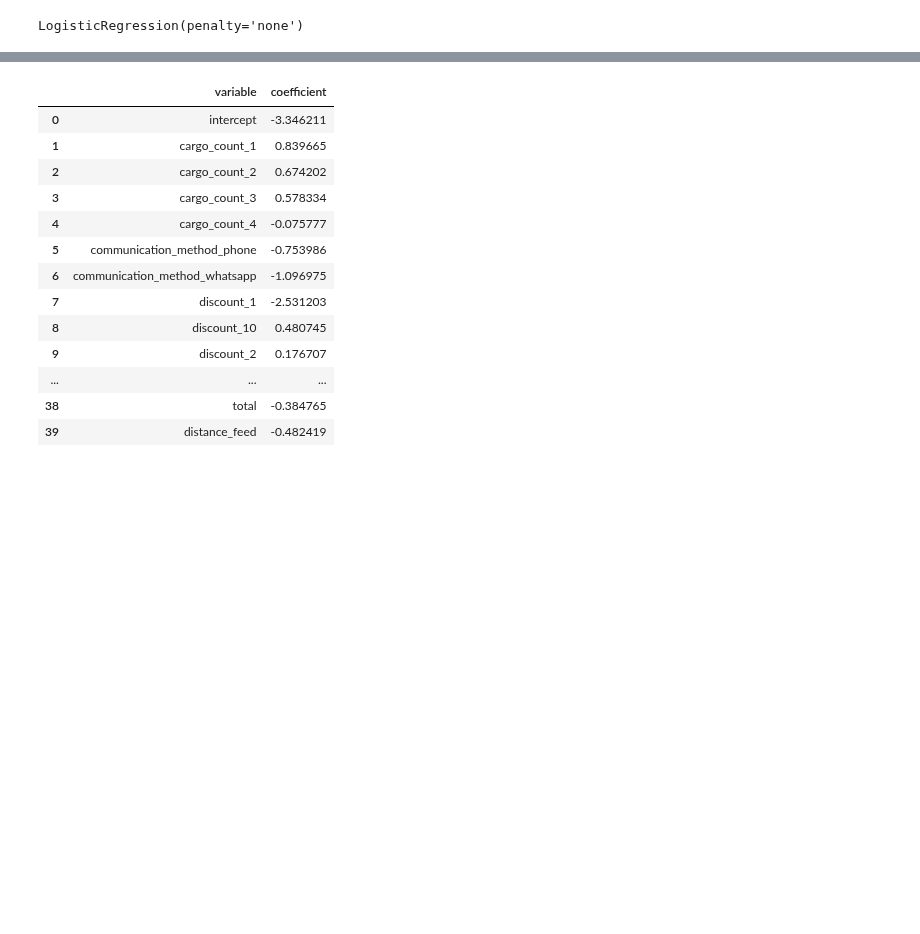
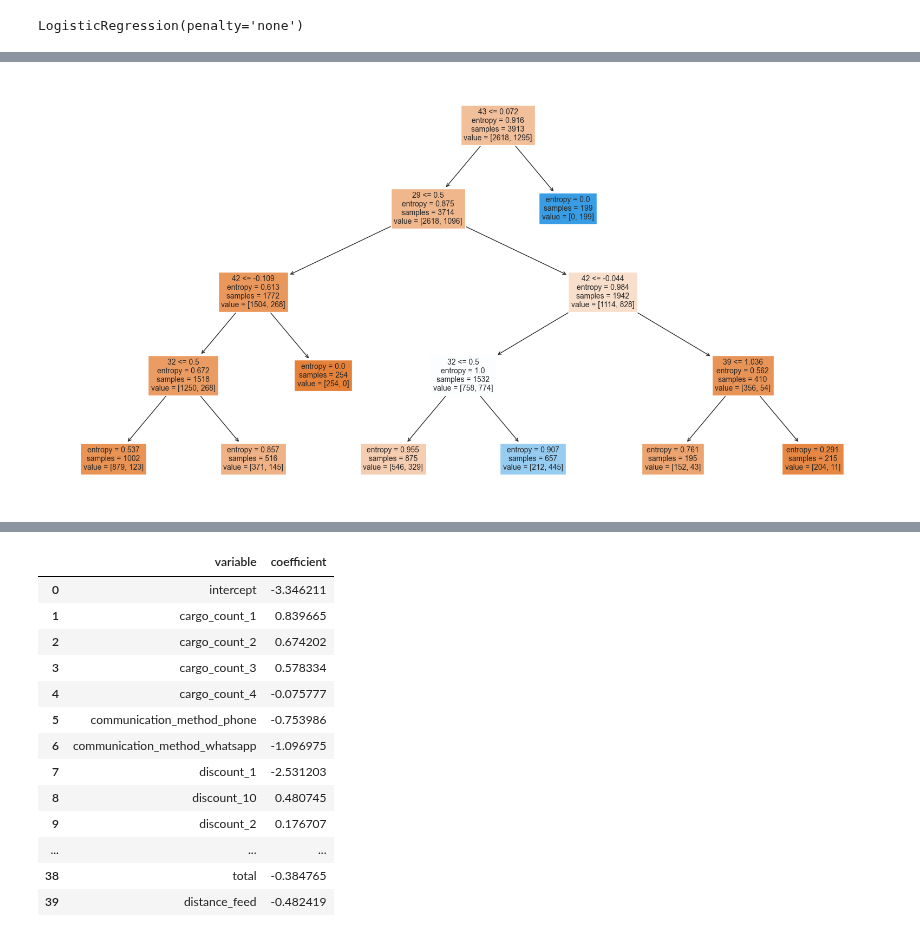
Before and after one commit to betelgeus/study, a Jupyter notebook: statistics/Mudanzer_orders_stats.ipynb, the cells around one changed output, grey strips where cells are left out. Cells and saved outputs as stored; diff of their text form; code cells hidden in the pictures; blank space fills up the shorter version.

```diff
--- a/statistics/Mudanzer_orders_stats.ipynb
+++ b/statistics/Mudanzer_orders_stats.ipynb
@@ -100,0 +166,2 @@ LogisticRegression(penalty='none')
+# %%
+grid_search_cv_clf.fit(X, y)
@@ -100,0 +172,3 @@ LogisticRegression(penalty='none')
+# %%
+best_clf = grid_search_cv_clf.best_estimator_
+best_clf
@@ -100,0 +181,2 @@ LogisticRegression(penalty='none')
+# %%
+best_clf.fit(X, y)
@@ -100,0 +185,2 @@ LogisticRegression(penalty='none')
+# %%
+X = pd.DataFrame(X)
@@ -101,2 +197,8 @@ LogisticRegression(penalty='none')
 # %%
 X_test, y_test = get_features_and_target_arrays(df_test, numeric_cols, cat_cols, scaler)
+# %%
+plt.figure(figsize=(20, 10))
+plot_tree(best_clf, fontsize=10, feature_names=list(X), filled=True)
+plt.show()
+# %% [output]
+[figure, added]
```
Also changed, not shown: parts of 28 cells of this notebook, 1 other file.
